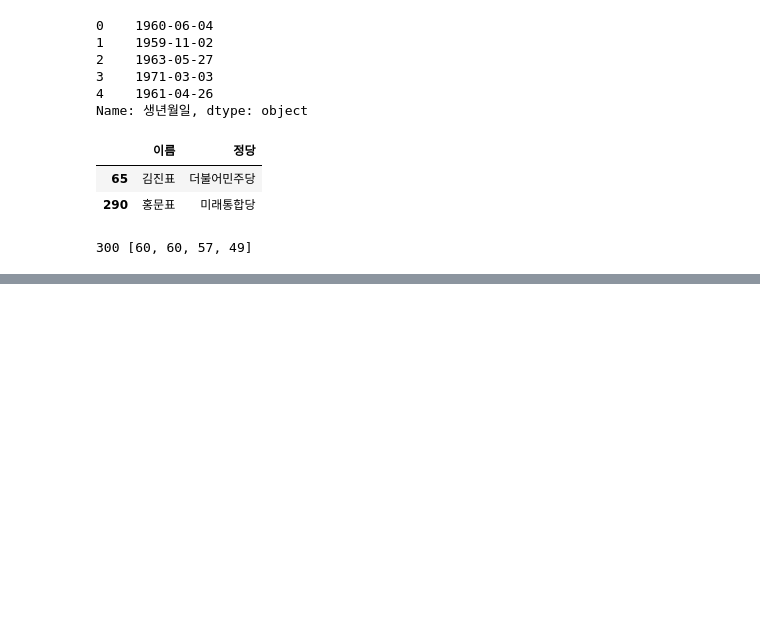
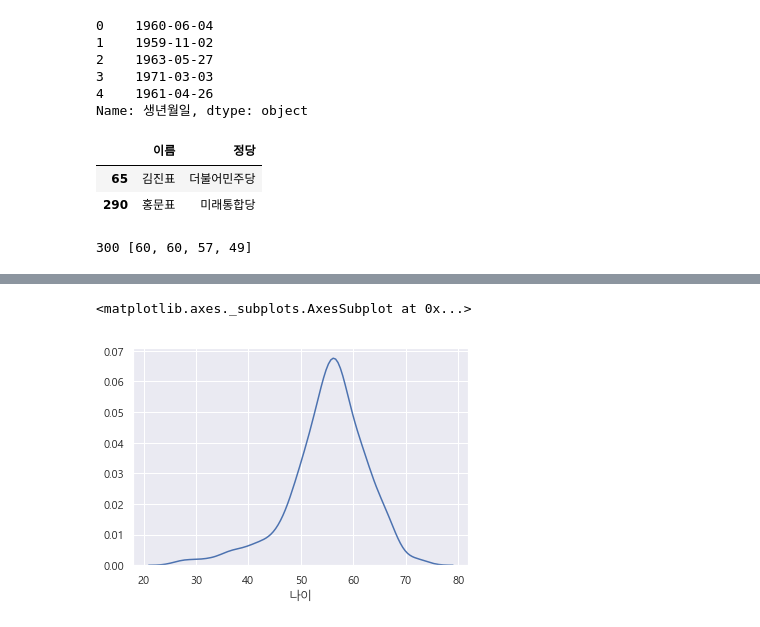
Before and after one commit to resourceSaga/multicampus_study_basic_python, a Jupyter notebook: webscrap_source/6. 국회의원현황_스크래핑_분석_저장.ipynb, the cells around one changed output, grey strips where cells are left out. Saved outputs shown, nothing was run; the diff lists cells and outputs as text; code cells hidden in the pictures; blank space fills up the shorter version.

```diff
--- a/webscrap_source/6. 국회의원현황_스크래핑_분석_저장.ipynb
+++ b/webscrap_source/6. 국회의원현황_스크래핑_분석_저장.ipynb
@@ -321,0 +381,6 @@ memory usage: 44.7+ KB
+# %%
+# 나이 분포를 볼 수 있는 히스토그램 그리기
+sns.distplot(data_df['나이'], hist=False)
+# %% [output]
+<matplotlib.axes._subplots.AxesSubplot at 0x...>
+[figure, added]
```
Also changed, not shown: parts of 16 cells of this notebook, 4 other files.
